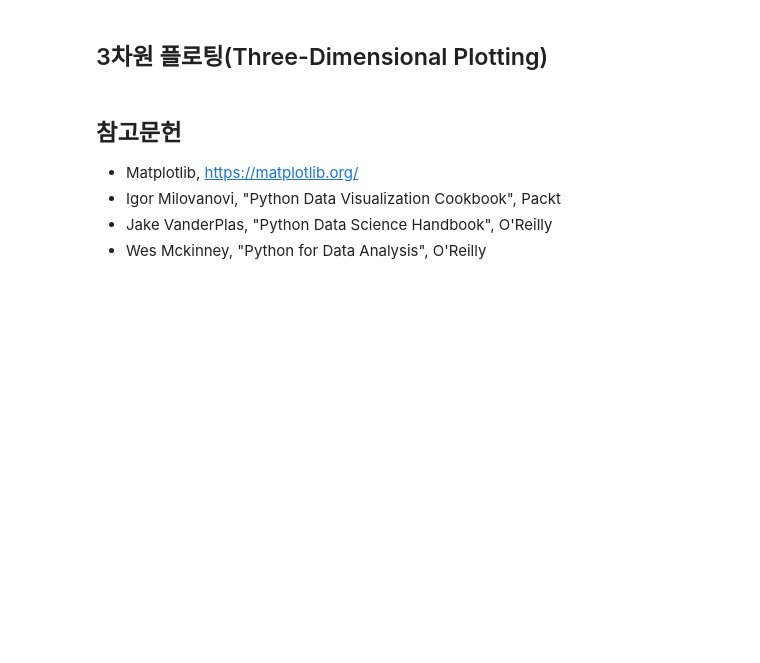
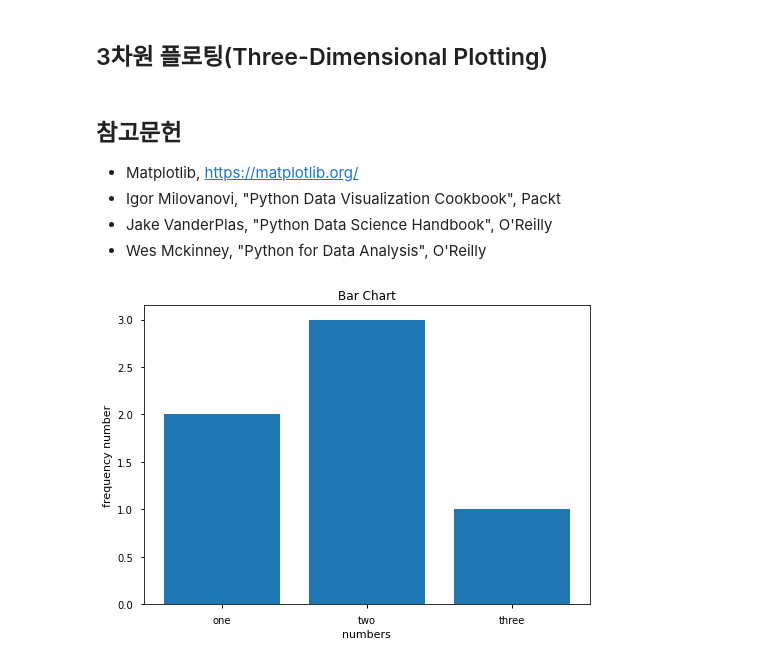
Before and after one commit to minpeter/study, a Jupyter notebook: ColabWorkspace/Matplotlib 한번에 제대로 배우기.ipynb, the cells around one changed output. Saved outputs shown, nothing was run; the diff lists cells and outputs as text; code cells hidden in the pictures; blank space fills up the shorter version.

Commit message:
matplotlib과제

```diff
--- a/ColabWorkspace/Matplotlib 한번에 제대로 배우기.ipynb
+++ b/ColabWorkspace/Matplotlib 한번에 제대로 배우기.ipynb
@@ -310,3 +338,21 @@ plt.legend(framealpha=1, frameon=True, loc='upper right')
 * Igor Milovanovi, "Python Data Visualization Cookbook", Packt
 * Jake VanderPlas, "Python Data Science Handbook", O'Reilly
 * Wes Mckinney, "Python for Data Analysis", O'Reilly
+# %%
+from matplotlib import pyplot as plt
+
+barChartData = [2.0, 3.0, 1.0]
+
+plt.bar(range(len(barChartData)), barChartData)
+
+plt.title("Bar Chart")
+plt.xlabel("numbers")
+plt.ylabel("frequency number")
+
+ax = plt.subplot()
+ax.set_xticks([0, 1, 2])
+ax.set_xticklabels(['one','two','three'])
+
+plt.show()
+# %% [output]
+[figure, added]
```
Also changed, not shown: parts of 21 cells of this notebook, 2 other files.
